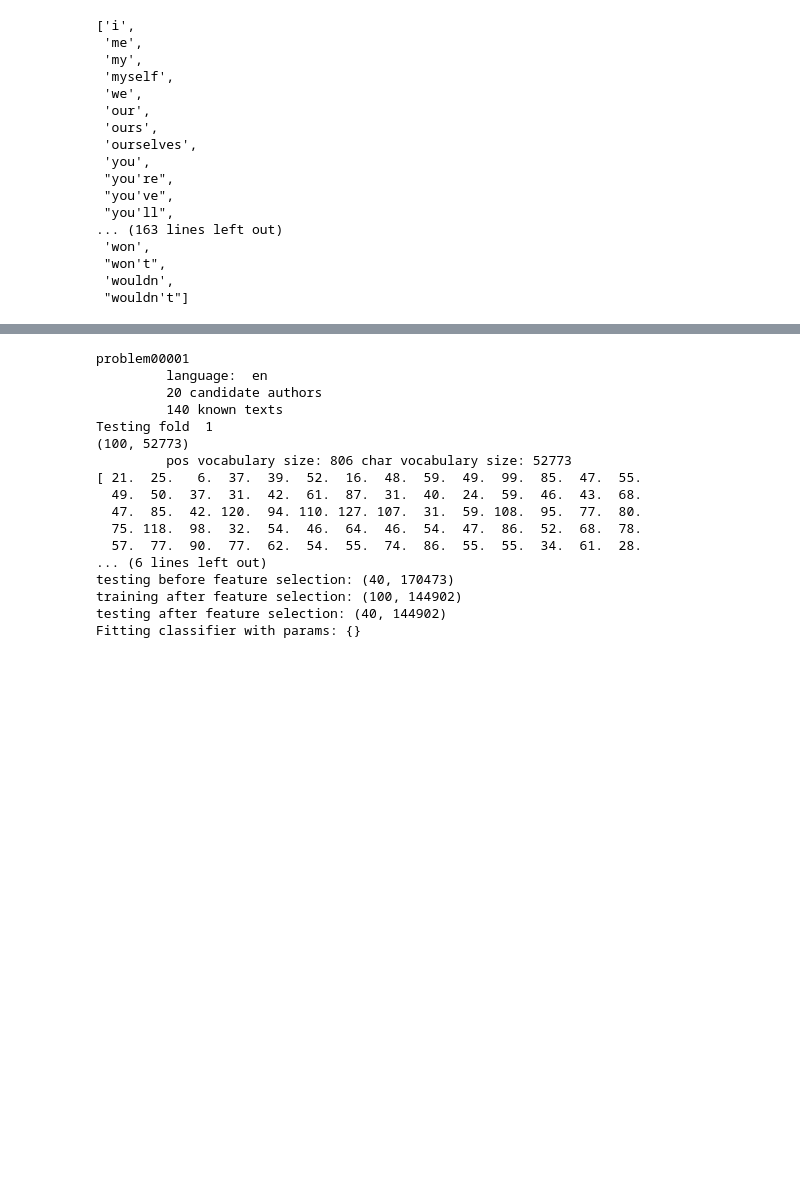
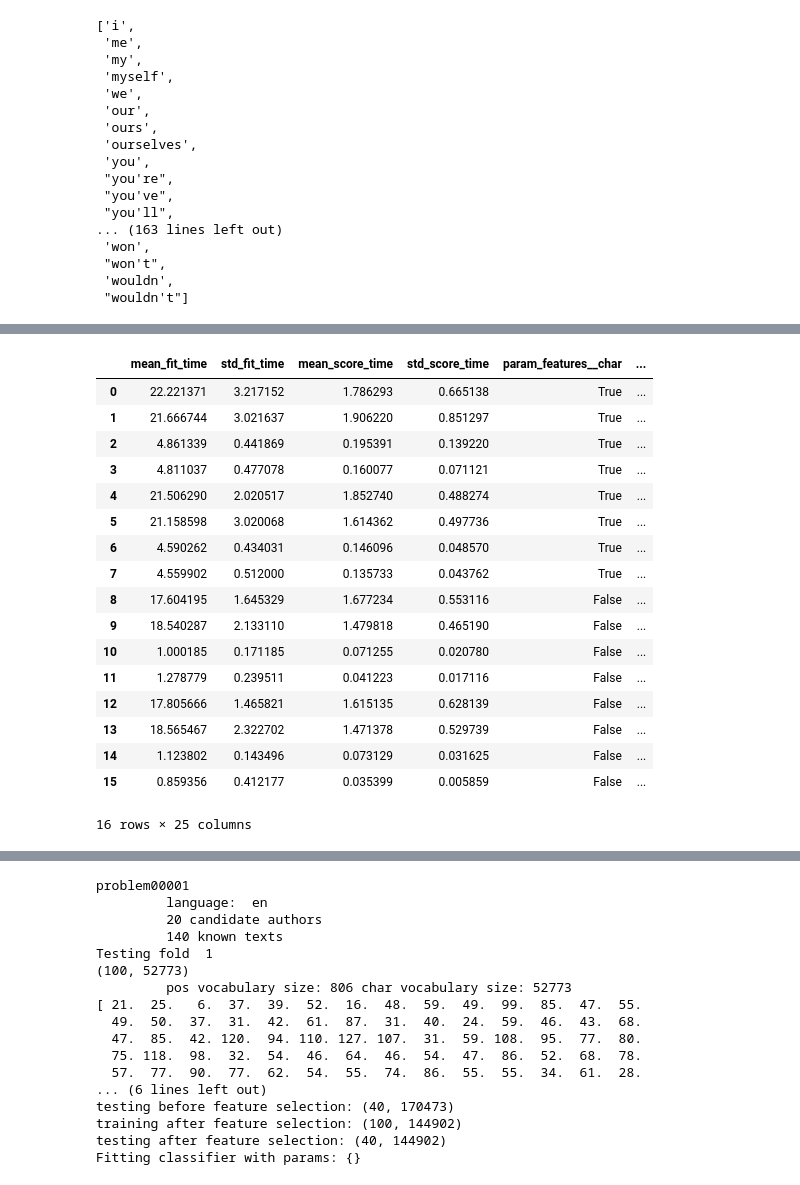
Before and after one commit to sallyi/lang-proc-exam, a Jupyter notebook: feature_extraction.ipynb, the cells around one changed output, grey strips where cells are left out. Drawn from its saved outputs; the diff is of its cells as text; code cells hidden in the pictures; blank space fills up the shorter version.

Commit message:
grid search svm final parameters, start testing perceptron

```diff
--- a/feature_extraction.ipynb
+++ b/feature_extraction.ipynb
@@ -262,3 +264,7 @@ STOPWORDS
  "won't",
  'wouldn',
  "wouldn't"]
+# %%
+lex_div = np.zeros((5,1))
+lex_div = np.hstack((lex_div, np.ones(lex_div.shape)))
+lex_div
@@ -269,18 +281,14 @@ class Feature_Extractor(TransformerMixin):
     '''
     Performs feature extraction on input docs.
     '''
-    def __init__(self, n=5, ft=3, char=True, pos=True, word=True, lexdiv=True, fnword=True):
-        self.n = n # vocab number
-        self.ft = ft # min counts
+    def __init__(self, char=True, pos=True, word=True, lexdiv=True, fnword=True):
         self.char = char # uses character ngrams
         self.pos = pos # uses pos ngrams
         self.word = word # uses word ngrams
         self.fnword = fnword # uses function word counts
         self.lexdiv = lexdiv # uses lexical diversity score
 
-    def set_params(self, n, ft, char, pos, word, lexdiv, fnword):
-        self.n = n # vocab number
-        self.ft = ft # min counts
+    def set_params(self, char, pos, word, lexdiv, fnword):
         self.char = char # uses character ngrams
         self.pos = pos # uses pos ngrams
         self.word = word # uses word ngrams
@@ -296,30 +304,33 @@ class Feature_Extractor(TransformerMixin):
         if self.lexdiv is True or not any((self.char, self.pos, self.word, self.fnword, self.lexdiv)) :
             ## Lexical Diversity
             lex_div = self.lexical_diversity(docs)
-            # print(pos_data.toarray()[:,1])
+            if not any((self.char, self.pos, self.word, self.fnword)):
+                lex_div = np.hstack((lex_div, np.ones(lex_div.shape)))
             feature_list.append(lex_div)
+
         if self.char is True:
-            char_vocab = extract_vocabulary(docs,self.n,self.ft)
-            self.char_vectorizer = CountVectorizer(analyzer='char', ngram_range=(self.n,self.n),
+            char_vocab = extract_vocabulary(docs, 4, 3)
+            self.char_vectorizer = CountVectorizer(analyzer='char', ngram_range=(4,4),
                                               lowercase=False, vocabulary=char_vocab
                                                   )
             char_data, self.char_vectorizer = self._fit_transform(self.char_vectorizer)
+            print('char vocabulary size:', len(char_vocab))
             feature_list.append(char_data)
             # print(char_data.toarray())
 
         ## POS n-grams ##
         if self.pos is True:
-            pos_vocab = [x.lower() for x in extract_vocabulary(docs,2,self.ft,pos=True)]
+            pos_vocab = [x.lower() for x in extract_vocabulary(docs,2,3,pos=True)]
             # print(pos_vocab)
-            self.pos_vectorizer = CountVectorizer(ngram_range=(1,2), vocabulary=pos_vocab
+            self.pos_vectorizer = CountVectorizer(ngram_range=(1,3), vocabulary=pos_vocab
                                                  )
-            print('\t', 'pos vocabulary size:', len(pos_vocab), 'char vocabulary size:', len(char_vocab))
+            print('\t', 'pos vocabulary size:', len(pos_vocab))
             pos_data, self.pos_vectorizer = self._fit_transform(self.pos_vectorizer, pos_replace=True)
             feature_list.append(pos_data)
 
         ## Word n-grams ##
         if self.word is True:
-            self.word_vectorizer = CountVectorizer(ngram_range=(2,3))
+            self.word_vectorizer = CountVectorizer(ngram_range=(1,1))
             word_data, self.word_vectorizer = self._fit_transform(self.word_vectorizer)
             feature_list.append(word_data)
 
@@ -329,8 +340,6 @@ class Feature_Extractor(TransformerMixin):
             fnword_data, self.fnword_vectorizer = self._fit_transform(self.fnword_vectorizer)
             feature_list.append(fnword_data)
 
-
-        print('n: %s  ft: %s' %(self.n, self.ft))
         print('lexdiv: %s char: %s pos: %s word: %s fnword: %s'%(self.lexdiv, self.char, self.pos,
                                                                           self.word, self.fnword))
         feature_data = self.combine_features(tuple(feature_list))
@@ -371,7 +380,10 @@ class Feature_Extractor(TransformerMixin):
         feature_list = []
         self.texts = [text for i,(text,label) in enumerate(docs)]
         if self.lexdiv is True or not any((self.char, self.pos, self.word, self.fnword, self.lexdiv)):
-            feature_list.append(self.lexical_diversity(docs))
+            lex_div = self.lexical_diversity(docs)
+            if not any((self.char, self.pos, self.word, self.fnword)):
+                lex_div = np.hstack((lex_div, np.ones(lex_div.shape)))
+            feature_list.append(lex_div)
         if self.char is True:
             feature_list.append(self._transform(self.char_vectorizer))
         if self.word is True:
@@ -381,7 +393,6 @@ class Feature_Extractor(TransformerMixin):
         if self.fnword is True:
             feature_list.append(self._transform(self.fnword_vectorizer))
         print('Extracting features from test data')
-        print('n: %s  ft: %s' %(self.n, self.ft))
         print('lexdiv: %s char: %s pos: %s word: %s fnword: %s'%(self.lexdiv, self.char, self.pos,
                                                                           self.word, self.fnword))
         feature_data = self.combine_features(tuple(feature_list))
@@ -506,0 +685,21 @@ TypeError: any() takes exactly one argument (5 given)
+# %%
+pd.DataFrame(svm_results[0])
+# %% [output]
+|  | mean_fit_time | std_fit_time | mean_score_time | std_score_time | param_features__char | ... |
+| 0 | 22.221371 | 3.217152 | 1.786293 | 0.665138 | True | ... |
+| 1 | 21.666744 | 3.021637 | 1.906220 | 0.851297 | True | ... |
+| 2 | 4.861339 | 0.441869 | 0.195391 | 0.139220 | True | ... |
+| 3 | 4.811037 | 0.477078 | 0.160077 | 0.071121 | True | ... |
+| 4 | 21.506290 | 2.020517 | 1.852740 | 0.488274 | True | ... |
+| 5 | 21.158598 | 3.020068 | 1.614362 | 0.497736 | True | ... |
+| 6 | 4.590262 | 0.434031 | 0.146096 | 0.048570 | True | ... |
+| 7 | 4.559902 | 0.512000 | 0.135733 | 0.043762 | True | ... |
+| 8 | 17.604195 | 1.645329 | 1.677234 | 0.553116 | False | ... |
+| 9 | 18.540287 | 2.133110 | 1.479818 | 0.465190 | False | ... |
+| 10 | 1.000185 | 0.171185 | 0.071255 | 0.020780 | False | ... |
+| 11 | 1.278779 | 0.239511 | 0.041223 | 0.017116 | False | ... |
+| 12 | 17.805666 | 1.465821 | 1.615135 | 0.628139 | False | ... |
+| 13 | 18.565467 | 2.322702 | 1.471378 | 0.529739 | False | ... |
+| 14 | 1.123802 | 0.143496 | 0.073129 | 0.031625 | False | ... |
+| 15 | 0.859356 | 0.412177 | 0.035399 | 0.005859 | False | ... |
+16 rows × 25 columns
```
Also changed, not shown: parts of 9 cells of this notebook.
